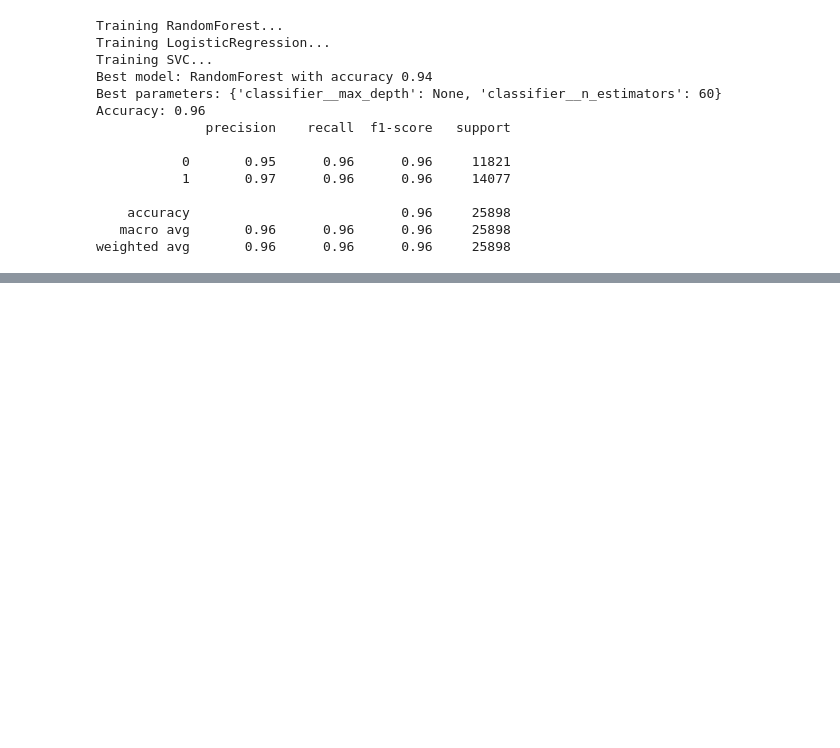
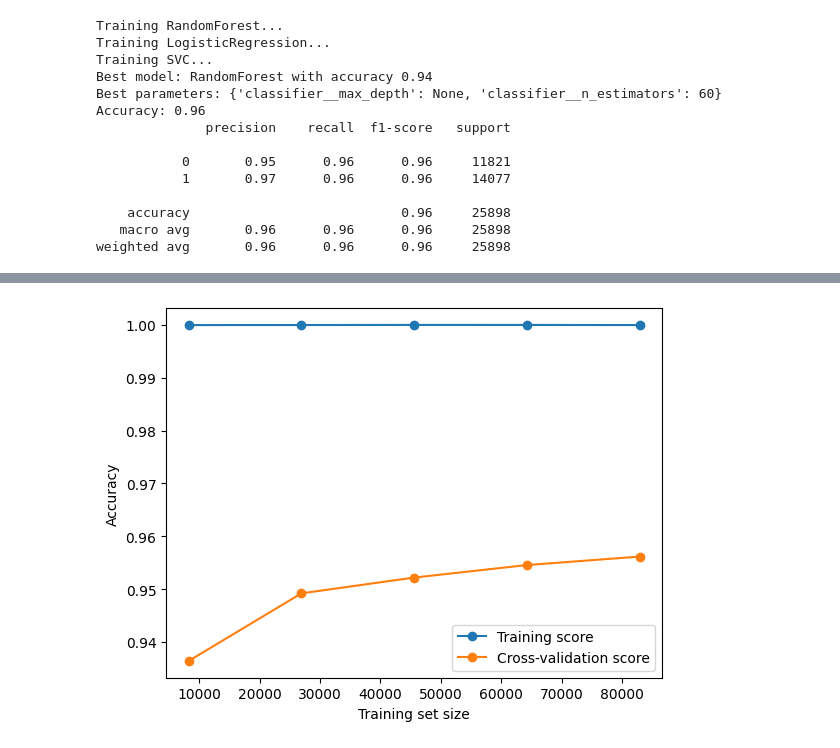
Before and after one commit to Lorenzo1208/Sentiment-Analysis, a Jupyter notebook: sentiment-analysis.ipynb, the cells around one changed output, grey strips where cells are left out. Saved outputs shown, nothing was run; the diff lists cells and outputs as text; code cells hidden in the pictures; blank space fills up the shorter version.

```diff
--- a/sentiment-analysis.ipynb
+++ b/sentiment-analysis.ipynb
@@ -484,0 +647,14 @@ weighted avg       0.96      0.96      0.96     25898
+# %%
+from sklearn.model_selection import learning_curve
+import matplotlib.pyplot as plt
+
+train_sizes, train_scores, test_scores = learning_curve(best_model, X_train, y_train, cv=5)
+
+plt.plot(train_sizes, train_scores.mean(axis=1), 'o-', label='Training score')
+plt.plot(train_sizes, test_scores.mean(axis=1), 'o-', label='Cross-validation score')
+plt.xlabel('Training set size')
+plt.ylabel('Accuracy')
+plt.legend()
+plt.show()
+# %% [output]
+[figure, added]
```
Also changed, not shown: parts of 31 cells of this notebook, 1 other file.
